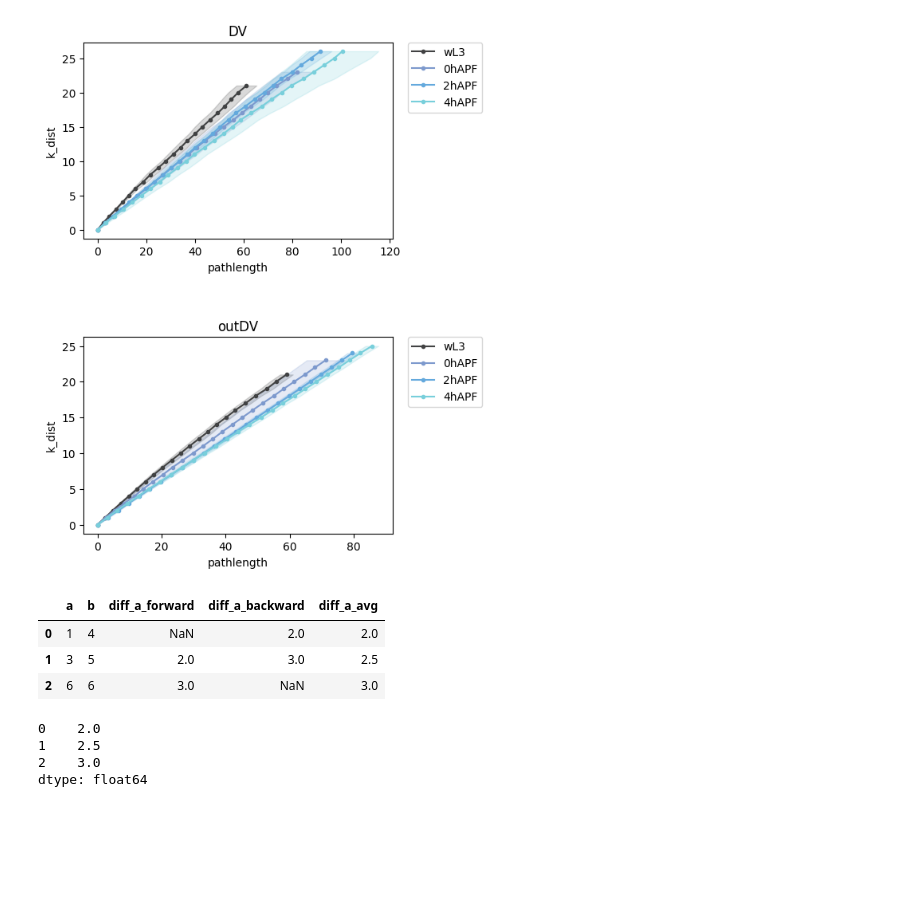
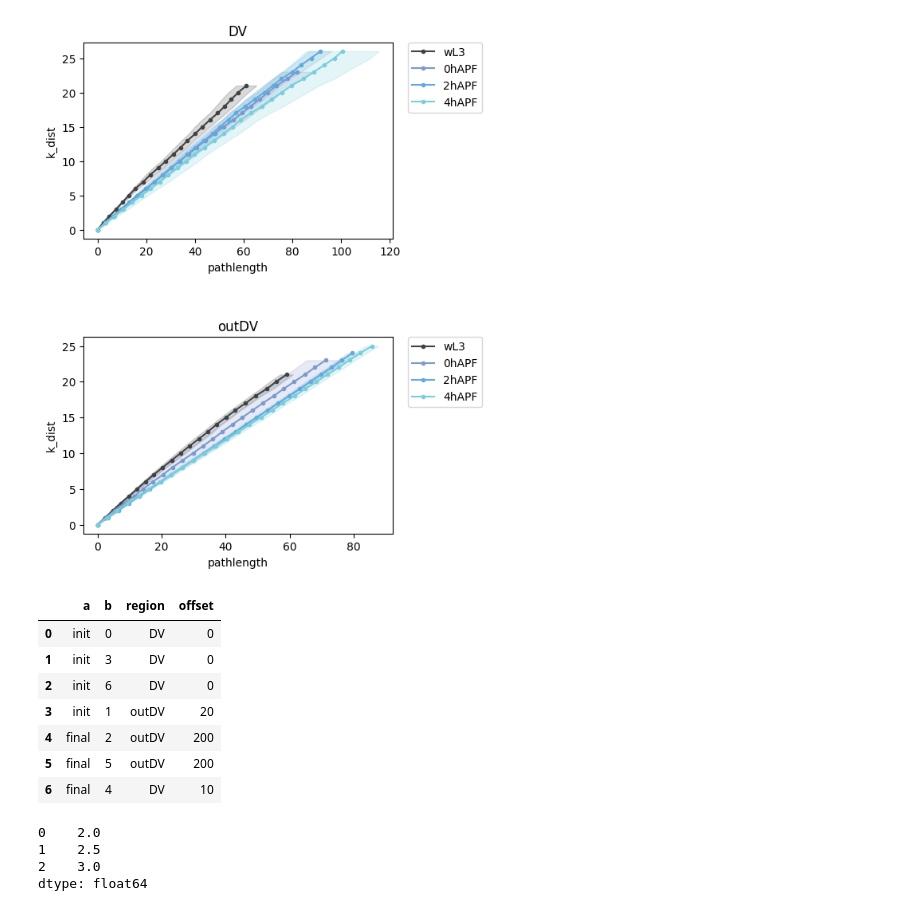
Before and after one commit to abhijeetkrishna/WDeversion_theory, a Jupyter notebook: Experiments/notebooks/prop_comparison_analysis.ipynb, the cells around one changed output. Drawn from its saved outputs; the diff is of its cells as text; code cells hidden in the pictures; blank space fills up the shorter version.

```diff
--- a/Experiments/notebooks/prop_comparison_analysis.ipynb
+++ b/Experiments/notebooks/prop_comparison_analysis.ipynb
@@ -374,18 +354,21 @@ for i in range(len(regions)):
 plt.subplots_adjust(hspace = 0.5)
 # %% [output]
 [figure]
-# %%
-df_test = pd.DataFrame({'a': [1,3,6], 'b': [4,5,6]})
-
-df_test["diff_a_forward"] = df_test["a"].transform(lambda x: x - x.shift(1))
-df_test["diff_a_backward"] = df_test["a"].transform(lambda x: x.shift(-1) - x)
-df_test["diff_a_avg"] = np.mean(df_test[["diff_a_forward", "diff_a_backward"]], axis=1)
-df_test
-# %% [output]
-|  | a | b | diff_a_forward | diff_a_backward | diff_a_avg |
-| 0 | 1 | 4 | NaN | 2.0 | 2.0 |
-| 1 | 3 | 5 | 2.0 | 3.0 | 2.5 |
-| 2 | 6 | 6 | 3.0 | NaN | 3.0 |
+# %%
+df_test = pd.DataFrame({'a': ['init', 'final','init', 'final'], 'region' : ['DV','DV','outDV', 'outDV'], 'offset': [0,10,20,200]})
+df_test2 = pd.DataFrame({'a': ['init','init','final','init', 'final','final','init', ], 'b': [0,1,2,3,4,5,6], 'region':['DV','outDV','outDV','DV','DV','outDV','DV']})
+
+df_merge = pd.merge(df_test2,df_test,  on=['a','region'])
+df_merge
+# %% [output]
+|  | a | b | region | offset |
+| 0 | init | 0 | DV | 0 |
+| 1 | init | 3 | DV | 0 |
+| 2 | init | 6 | DV | 0 |
+| 3 | init | 1 | outDV | 20 |
+| 4 | final | 2 | outDV | 200 |
+| 5 | final | 5 | outDV | 200 |
+| 6 | final | 4 | DV | 10 |
 # %%
 df_test[["diff_a_forward", "diff_a_backward"]].mean(axis = 1)
 # %% [output]
```
Also changed, not shown: parts of 7 cells of this notebook.
